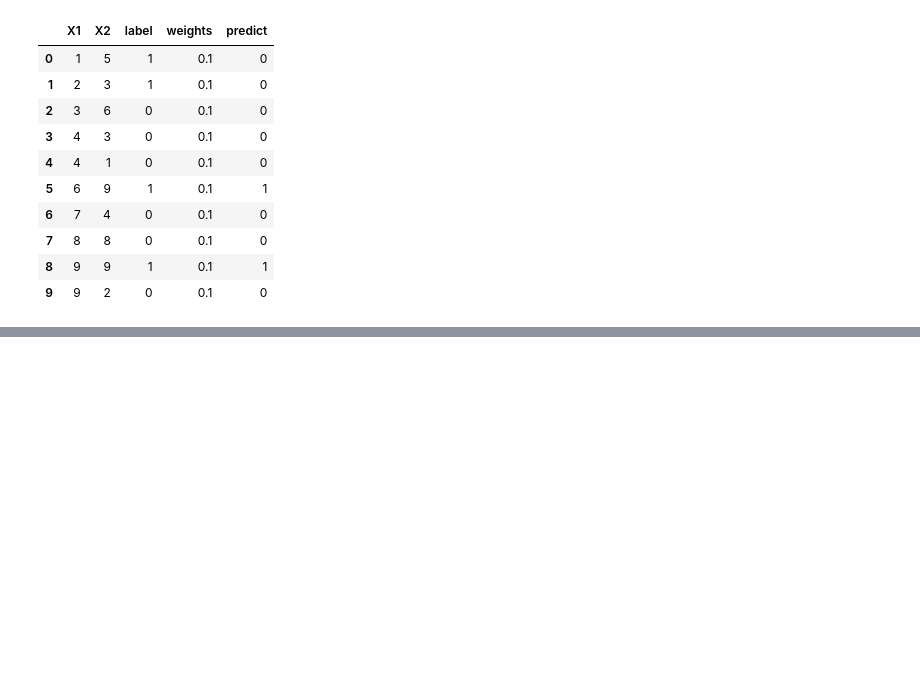
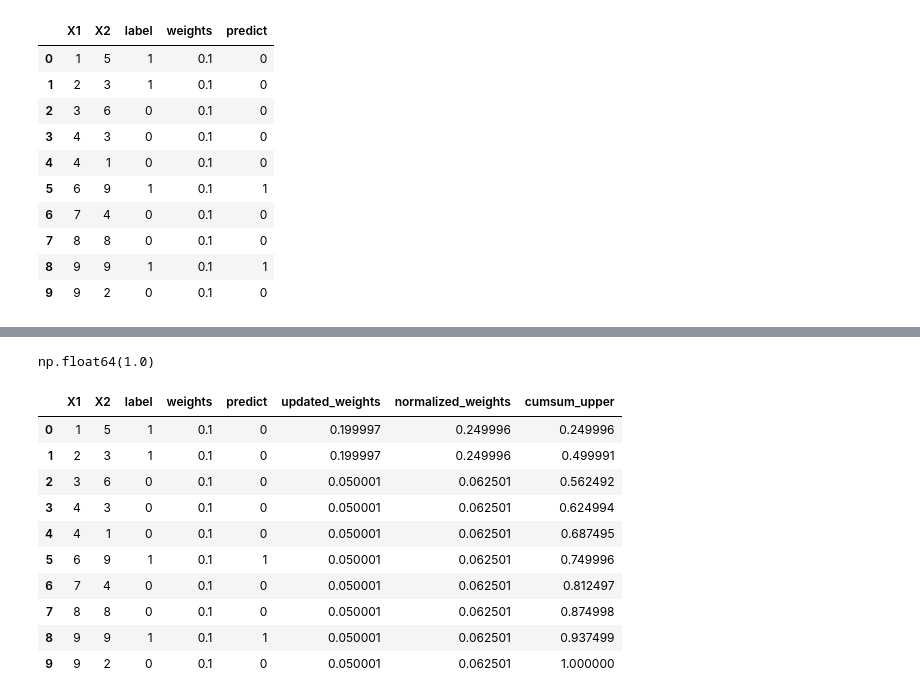
Before and after one commit to utkarshsahil04/Machine_learning_campusX_code, a Jupyter notebook: Lecture116/adaboost.ipynb, the cells around one changed output, grey strips where cells are left out. Drawn from its saved outputs; the diff is of its cells as text; code cells hidden in the pictures; blank space fills up the shorter version.

```diff
--- a/Lecture116/adaboost.ipynb
+++ b/Lecture116/adaboost.ipynb
@@ -140,0 +141,3 @@ np.float64(0.8000000086648471)
+# %%
+df['normalized_weights']=df['updated_weights']/df['updated_weights'].sum()
+df
@@ -140,0 +156,19 @@ np.float64(0.8000000086648471)
+# %%
+df['normalized_weights'].sum()
+# %% [output]
+np.float64(1.0)
+# %%
+df['cumsum_upper'] = np.cumsum(df['normalized_weights'])
+df
+# %% [output]
+|  | X1 | X2 | label | weights | predict | updated_weights | normalized_weights | cumsum_upper |
+| 0 | 1 | 5 | 1 | 0.1 | 0 | 0.199997 | 0.249996 | 0.249996 |
+| 1 | 2 | 3 | 1 | 0.1 | 0 | 0.199997 | 0.249996 | 0.499991 |
+| 2 | 3 | 6 | 0 | 0.1 | 0 | 0.050001 | 0.062501 | 0.562492 |
+| 3 | 4 | 3 | 0 | 0.1 | 0 | 0.050001 | 0.062501 | 0.624994 |
+| 4 | 4 | 1 | 0 | 0.1 | 0 | 0.050001 | 0.062501 | 0.687495 |
+| 5 | 6 | 9 | 1 | 0.1 | 1 | 0.050001 | 0.062501 | 0.749996 |
+| 6 | 7 | 4 | 0 | 0.1 | 0 | 0.050001 | 0.062501 | 0.812497 |
+| 7 | 8 | 8 | 0 | 0.1 | 0 | 0.050001 | 0.062501 | 0.874998 |
+| 8 | 9 | 9 | 1 | 0.1 | 1 | 0.050001 | 0.062501 | 0.937499 |
+| 9 | 9 | 2 | 0 | 0.1 | 0 | 0.050001 | 0.062501 | 1.000000 |
```
Also changed, not shown: parts of 6 cells of this notebook.
